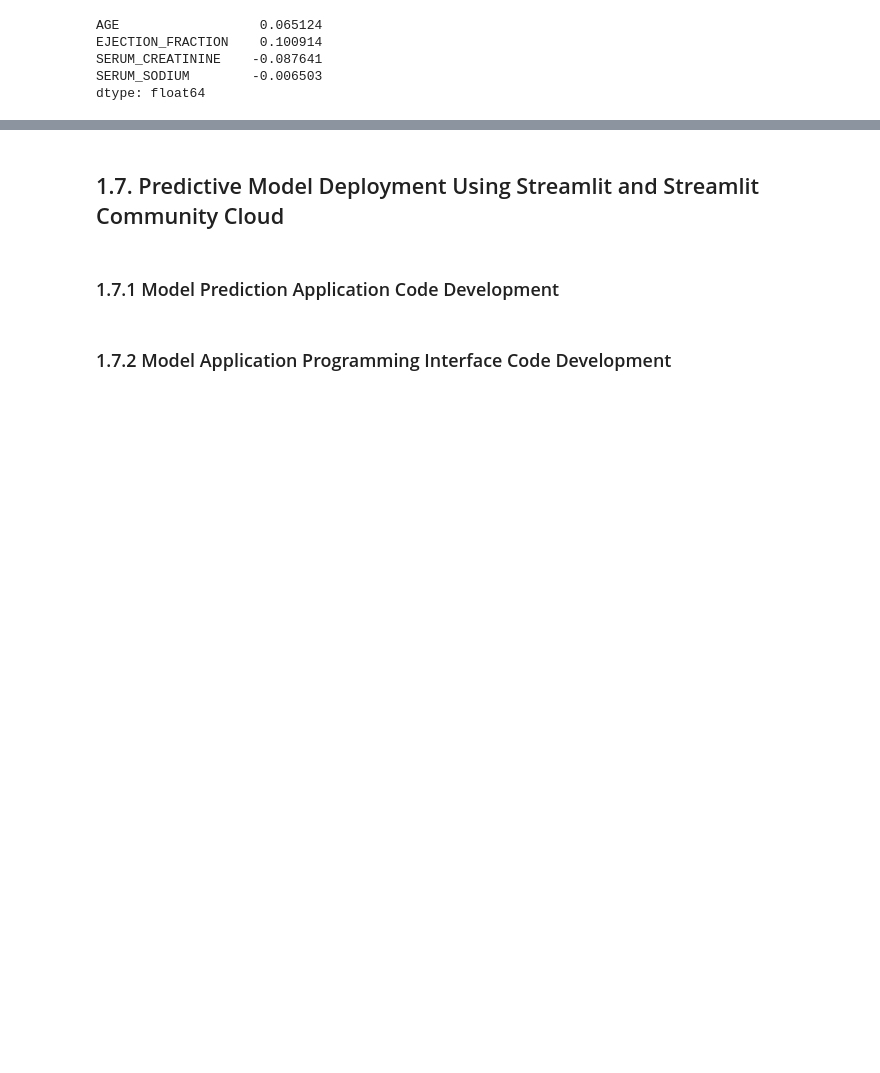
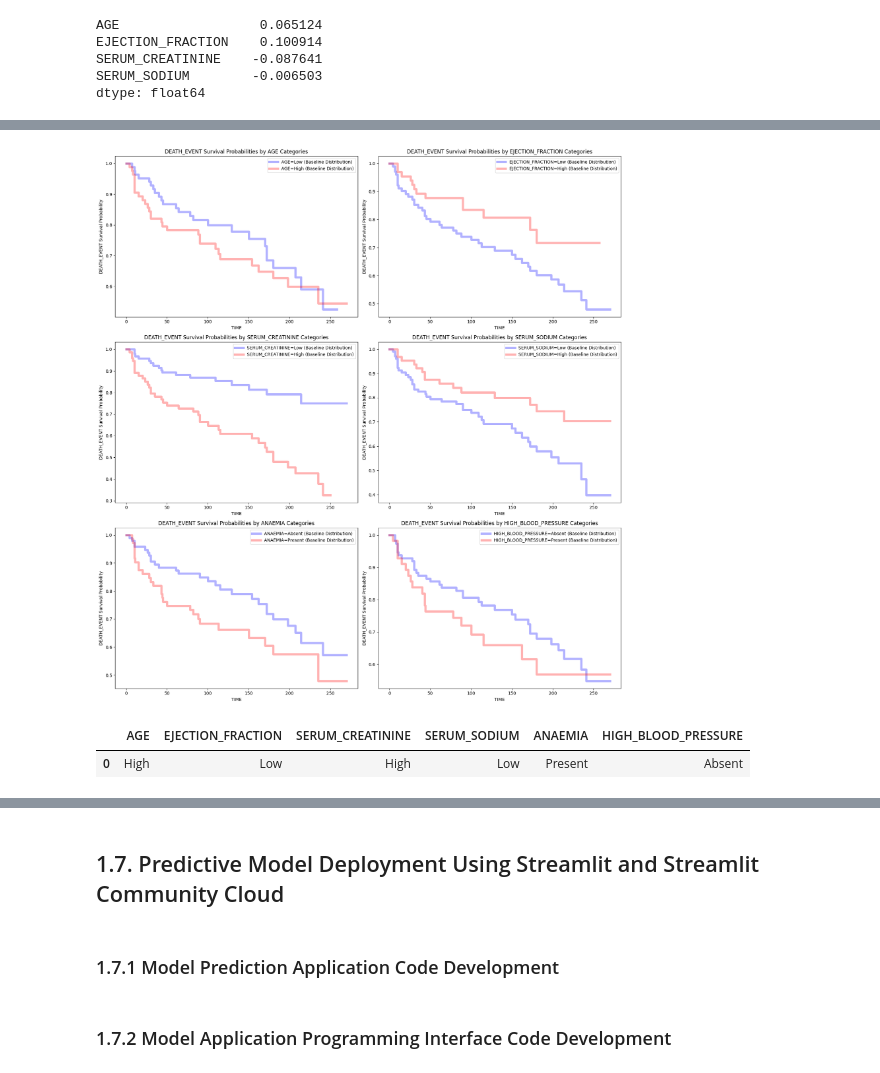
Before and after one commit to JohnPaulinePineda/Portfolio_Project_55, a Jupyter notebook: codes/EstimatingHeartFailureSurvivalRiskProfilesFromCardiovascularHematologicAndMetabolicMarkers.ipynb, the cells around one changed output, grey strips where cells are left out. Drawn from its saved outputs; the diff is of its cells as text; code cells hidden in the pictures; blank space fills up the shorter version.

Commit message:
Formulated the Python Notebook
Updated Model Inference

```diff
--- a/codes/EstimatingHeartFailureSurvivalRiskProfilesFromCardiovascularHematologicAndMetabolicMarkers.ipynb
+++ b/codes/EstimatingHeartFailureSurvivalRiskProfilesFromCardiovascularHematologicAndMetabolicMarkers.ipynb
@@ -3336,0 +3365,36 @@ heart_failure_MI.head()
+# %%
+##################################
+# Plotting the estimated survival profiles
+# of the model training data
+# using Kaplan-Meier Plots
+##################################
+fig, axes = plt.subplots(3, 2, figsize=(17, 18))
+
+heart_failure_predictors = ['AGE','EJECTION_FRACTION','SERUM_CREATININE','SERUM_SODIUM','ANAEMIA','HIGH_BLOOD_PRESSURE']
+
+for i, predictor in enumerate(heart_failure_predictors):
+    ax = axes[i // 2, i % 2]
+    plot_kaplan_meier(heart_failure_MI, predictor, ax, new_case_value=None)
+    ax.set_title(f'DEATH_EVENT Survival Probabilities by {predictor} Categories')
+    ax.set_xlabel('TIME')
+    ax.set_ylabel('DEATH_EVENT Survival Probability')
+plt.tight_layout()
+plt.show()
+# %% [output]
+[figure, added]
+# %%
+##################################
+# Describing the details of the
+# test case for evaluation
+##################################
+X_sample = {'AGE': 'High',
+            'EJECTION_FRACTION': 'Low',
+            'SERUM_CREATININE': 'High',
+            'SERUM_SODIUM': 'Low',
+            'ANAEMIA': 'Present',
+            'HIGH_BLOOD_PRESSURE': 'Absent'}
+X_test_sample = pd.DataFrame([X_sample])
+X_test_sample.head()
+# %% [output]
+|  | AGE | EJECTION_FRACTION | SERUM_CREATININE | SERUM_SODIUM | ANAEMIA | HIGH_BLOOD_PRESSURE |
+| 0 | High | Low | High | Low | Present | Absent |
```
Also changed, not shown: parts of 2 cells of this notebook, 2 other files.
